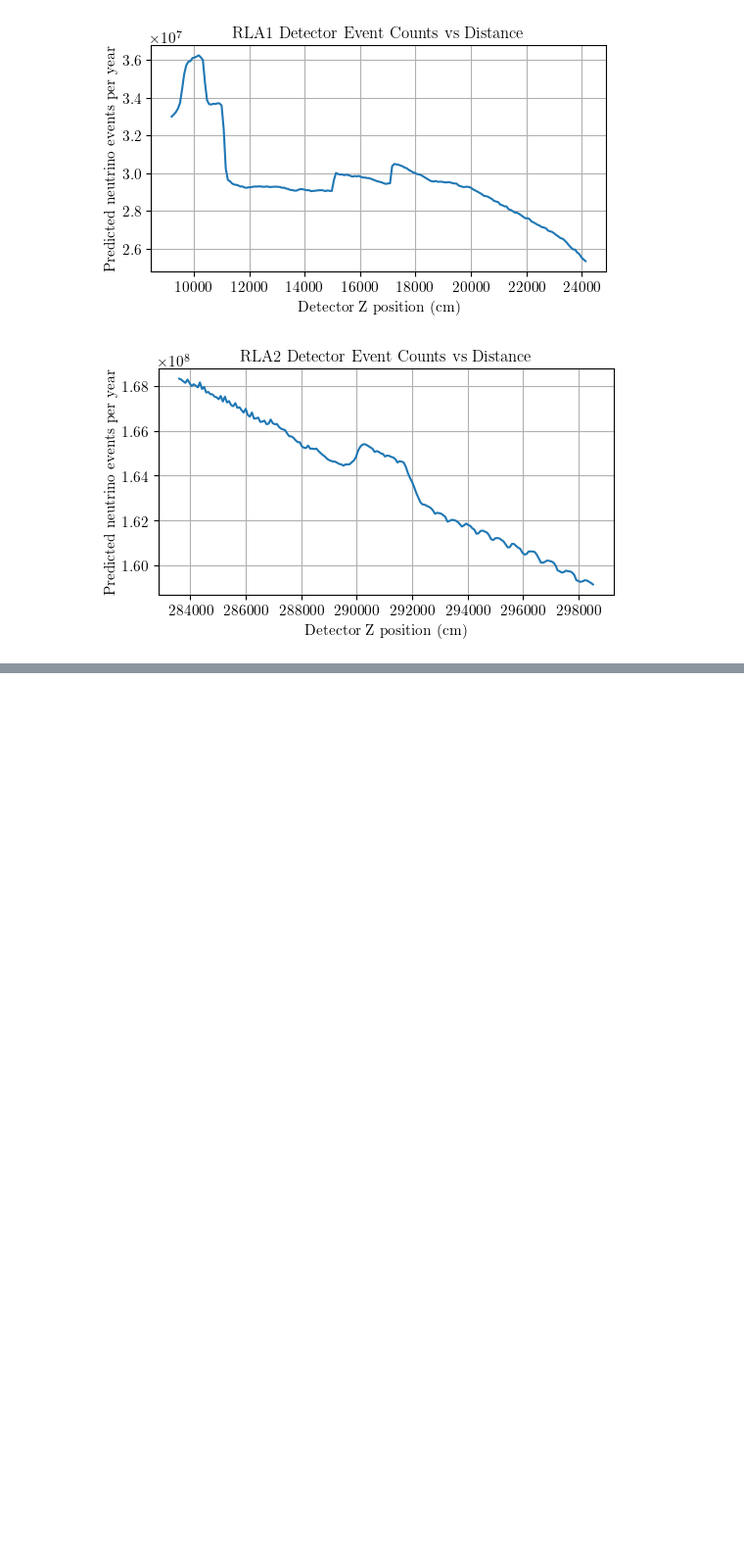
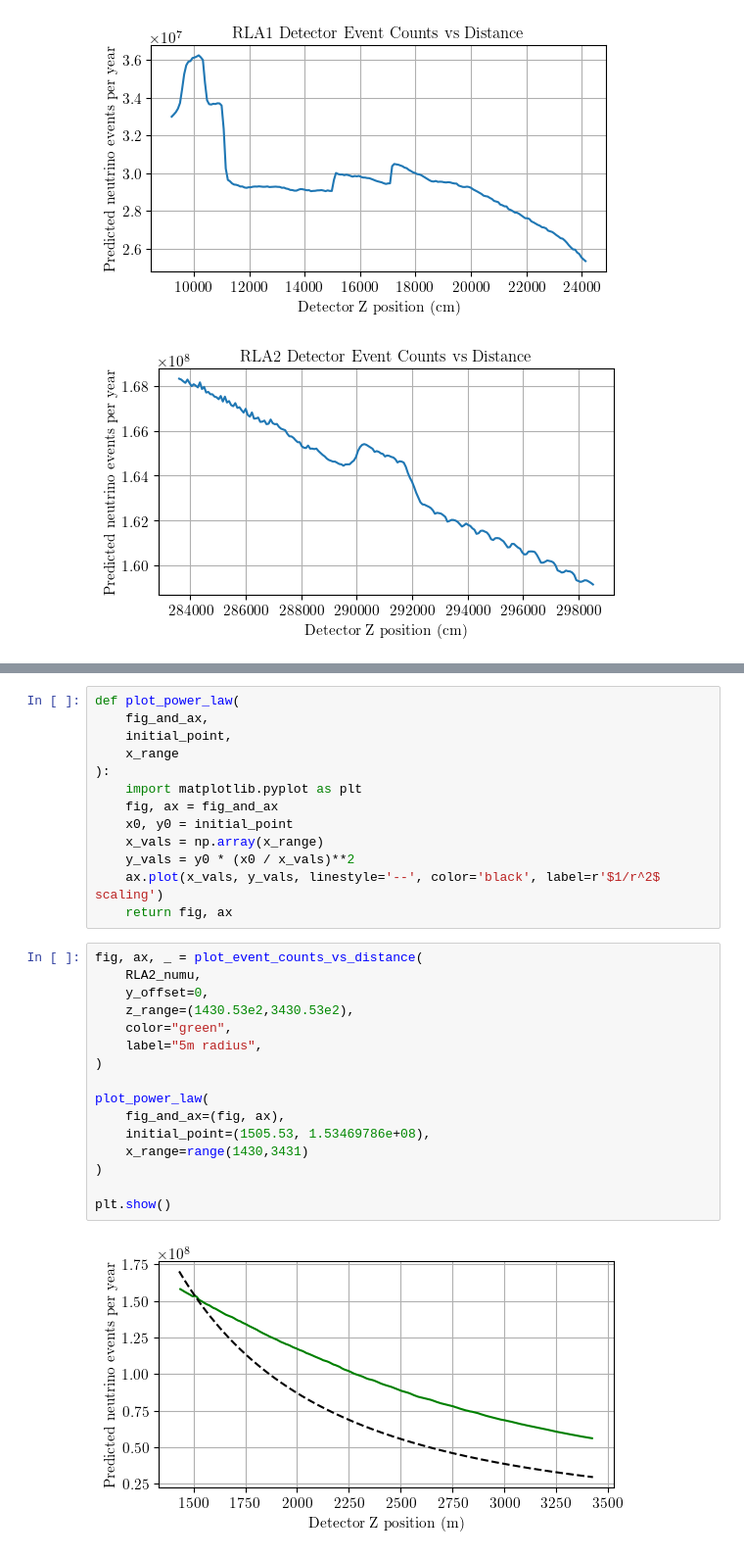
Before and after one commit to jchoi55/MINT, a Jupyter notebook: JC_event_maps.ipynb, the cells around one changed output, grey strips where cells are left out. Shown at 98% size. Cells and saved outputs as stored; diff of their text form; blank space fills up the shorter version.

```diff
--- a/JC_event_maps.ipynb
+++ b/JC_event_maps.ipynb
@@ -1100,0 +1178,31 @@ plot_event_counts_vs_distance(RLA2_numu, 0, (1430.52e2,1580.52e2),title="RLA2 De
+# %%
+def plot_power_law(
+    fig_and_ax,
+    initial_point,
+    x_range
+):
+    import matplotlib.pyplot as plt
+    fig, ax = fig_and_ax
+    x0, y0 = initial_point
+    x_vals = np.array(x_range)
+    y_vals = y0 * (x0 / x_vals)**2
+    ax.plot(x_vals, y_vals, linestyle='--', color='black', label=r'$1/r^2$ scaling')
+    return fig, ax
+# %%
+fig, ax, _ = plot_event_counts_vs_distance(
+    RLA2_numu,
+    y_offset=0,
+    z_range=(1430.53e2,3430.53e2),
+    color="green",
+    label="5m radius",
+)
+
+plot_power_law(
+    fig_and_ax=(fig, ax),
+    initial_point=(1505.53, 1.53469786e+08),
+    x_range=range(1430,3431)
+)
+
+plt.show()
+# %% [output]
+[figure, added]
```
Also changed, not shown: parts of 17 cells of this notebook.
